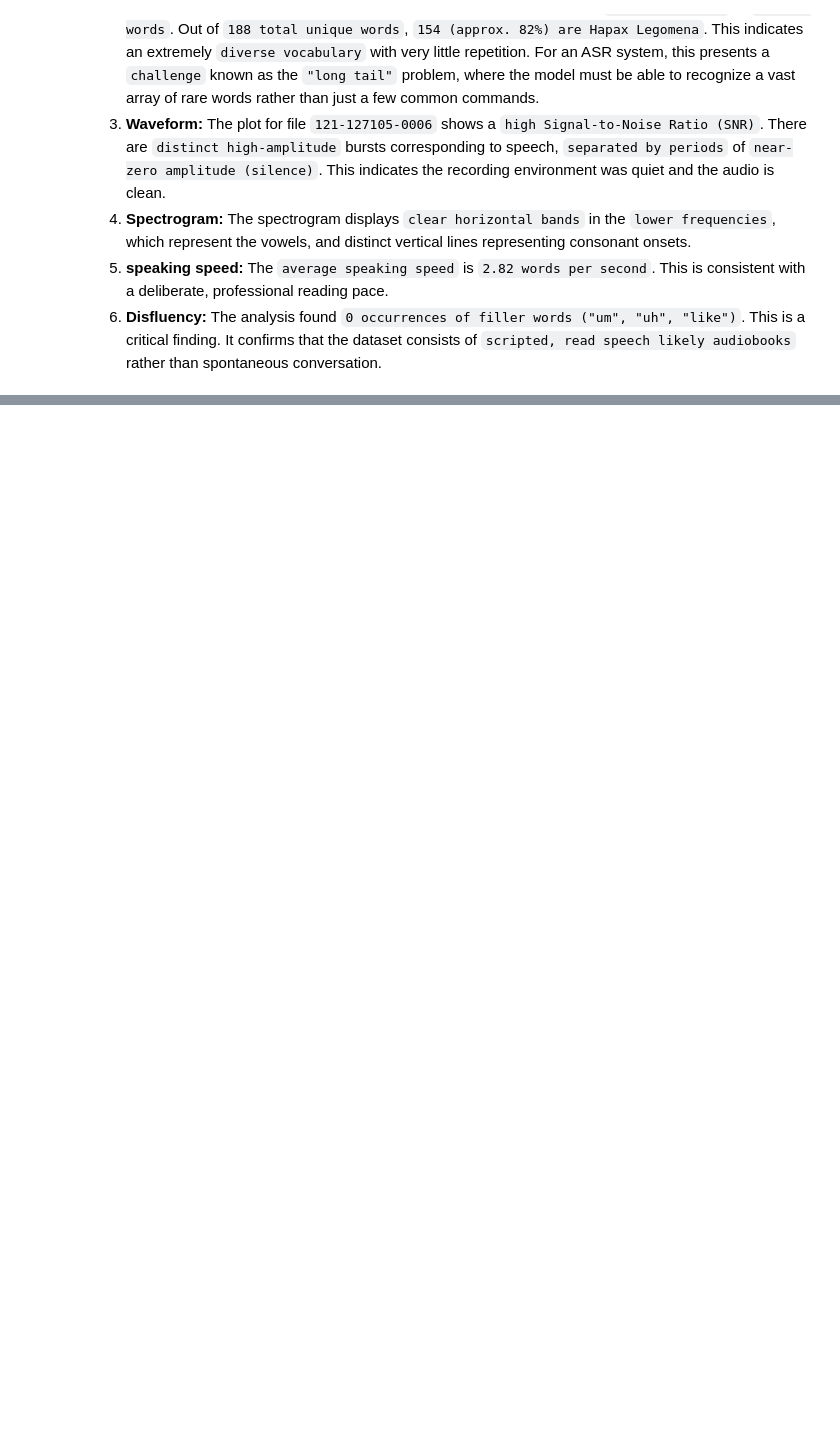
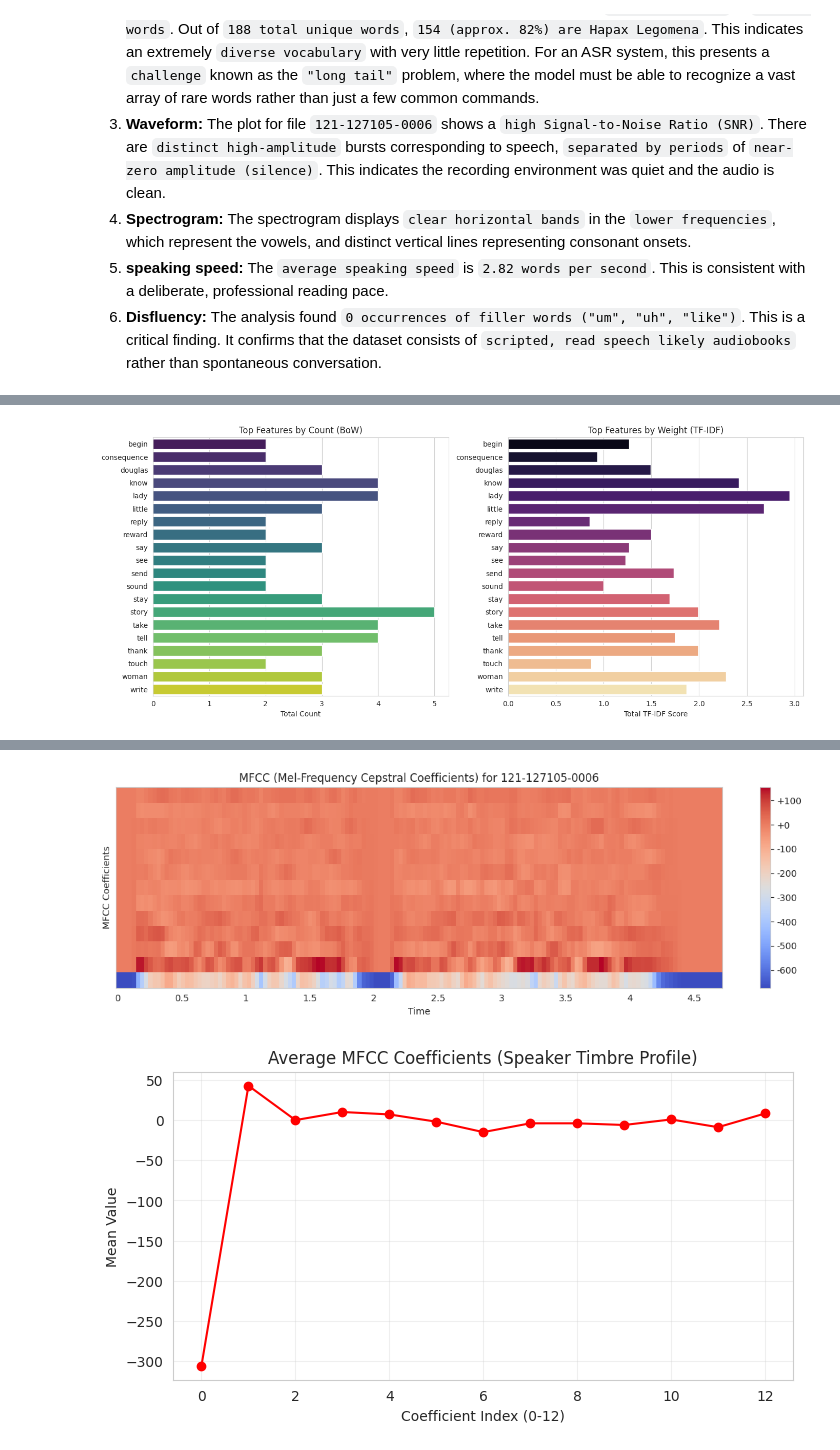
Before and after one commit to BhanuHarshaY/Automatic-Speech-Recognition-NLP, a Jupyter notebook: Assignment11.ipynb, the cells around one changed output, grey strips where cells are left out. Saved outputs shown, nothing was run; the diff lists cells and outputs as text; code cells hidden in the pictures; blank space fills up the shorter version.

Commit message:
IMPLEMENTED TEXT AND AUDIO FEATURE EXTRACTION

```diff
--- a/Assignment11.ipynb
+++ b/Assignment11.ipynb
@@ -454,0 +458,76 @@ Here, I first performed **Text EDA** and then **Audio EDA**:
+# %%
+#  Q4
+
+print("QUESTION 4: FEATURE EXTRACTION ANALYSIS")
+
+#PART 1: TEXT-BASED FEATURE EXTRACTION
+print("\n Text Feature Extraction (BoW vs. TF-IDF) ")
+
+# A. Bag of Words (BoW)
+count_vect = CountVectorizer(ngram_range=(1, 2), max_features=20)
+bow_matrix = count_vect.fit_transform(processed_texts)
+bow_features = count_vect.get_feature_names_out()
+
+print(f"\nBag of Words Shape: {bow_matrix.shape}")
+print(f"Top 20 BoW Features: {bow_features}")
+
+# B. TF-IDF
+tfidf_vect = TfidfVectorizer(ngram_range=(1, 2), max_features=20)
+tfidf_matrix = tfidf_vect.fit_transform(processed_texts)
+tfidf_features = tfidf_vect.get_feature_names_out()
+
+print(f"\nTF-IDF Shape: {tfidf_matrix.shape}")
+print(f"Top 20 TF-IDF Features: {tfidf_features}")
+
+# Comparison Visualization
+bow_sums = bow_matrix.sum(axis=0).A1
+tfidf_sums = tfidf_matrix.sum(axis=0).A1
+
+plt.figure(figsize=(14, 6))
+
+plt.subplot(1, 2, 1)
+sns.barplot(x=bow_sums, y=bow_features, palette="viridis",hue= bow_features, legend=False)
+plt.title("Top Features by Count (BoW)")
+plt.xlabel("Total Count")
+
+plt.subplot(1, 2, 2)
+sns.barplot(x=tfidf_sums, y=tfidf_features, palette="magma", hue= tfidf_features, legend=False)
+plt.title("Top Features by Weight (TF-IDF)")
+plt.xlabel("Total TF-IDF Score")
+
+plt.tight_layout()
+plt.show()
+
+
+# PART 2: AUDIO-BASED FEATURE EXTRACTION (MFCC)
+print("\nAudio Feature Extraction (MFCCs)")
+
+# Extracting MFCCs for the first audio file in our dataframe
+sample_id = stats_df.iloc[0]['file_id']
+sample_audio = audio_data[sample_id]['signal']
+sample_sr = stats_df.iloc[0]['sample_rate']
+
+mfccs = librosa.feature.mfcc(y=sample_audio, sr=sample_sr, n_mfcc=13, hop_length=512)
+
+print(f"File: {sample_id}")
+print(f"Audio Duration: {len(sample_audio)/sample_sr:.2f} seconds")
+print(f"MFCC Matrix Shape: {mfccs.shape} (Coefficients x Time Frames)")
+
+# Visualize MFCC
+plt.figure(figsize=(12, 4))
+librosa.display.specshow(mfccs, sr=sample_sr, hop_length=512, x_axis='time')
+plt.colorbar(format='%+2.0f')
+plt.title(f'MFCC (Mel-Frequency Cepstral Coefficients) for {sample_id}')
+plt.ylabel('MFCC Coefficients')
+plt.tight_layout()
+plt.show()
+
+# Visualize MFCC Mean
+plt.figure(figsize=(8, 4))
+plt.plot(np.mean(mfccs, axis=1), marker='o', color='r')
+plt.title("Average MFCC Coefficients (Speaker Timbre Profile)")
+plt.xlabel("Coefficient Index (0-12)")
+plt.ylabel("Mean Value")
+plt.grid(True, alpha=0.3)
+plt.show()
+# %% [output]
@@ -454,0 +547 @@ Here, I first performed **Text EDA** and then **Audio EDA**:
+[figure, added]
@@ -454,0 +552,2 @@ Here, I first performed **Text EDA** and then **Audio EDA**:
+[figure, added]
+[figure, added]
```
Also changed, not shown: parts of 4 cells of this notebook.
